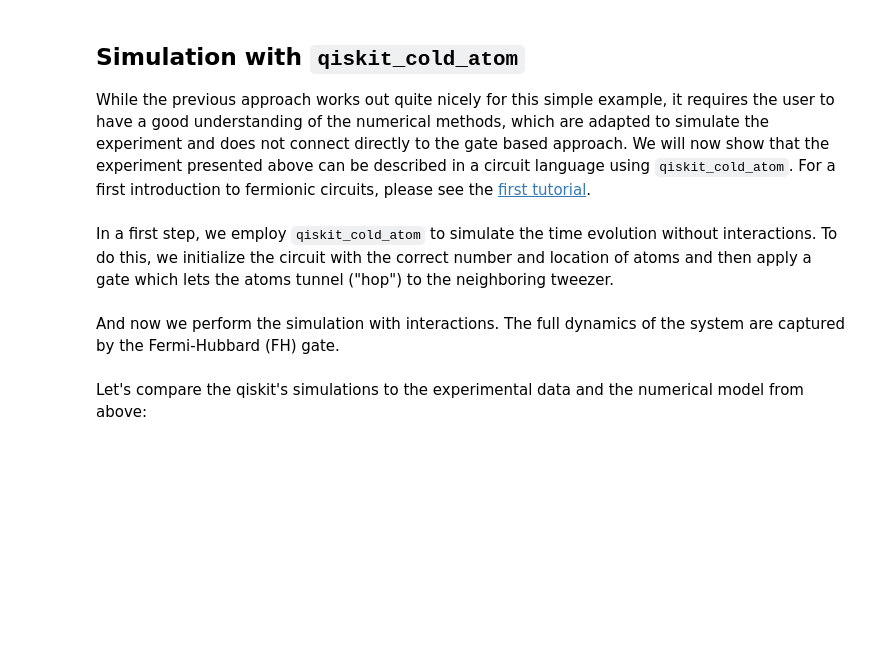
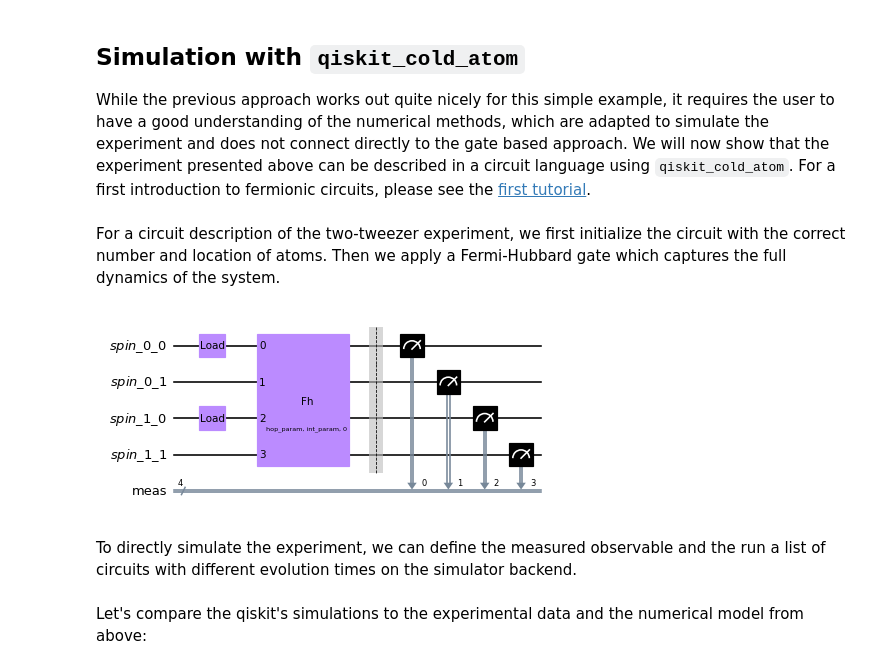
Before and after one commit to qiskit-community/qiskit-cold-atom, a Jupyter notebook: docs/tutorials/08_fermions_in_double_well.ipynb, the cells around one changed output. Drawn from its saved outputs; the diff is of its cells as text; code cells hidden in the pictures; blank space fills up the shorter version.

Commit message:
Use parametrized circuit in qiskit example

```diff
--- a/docs/tutorials/08_fermions_in_double_well.ipynb
+++ b/docs/tutorials/08_fermions_in_double_well.ipynb
@@ -153,4 +154,4 @@ from qiskit_nature.operators.second_quantization import FermionicOp
 
 backend = FermionSimulator()
 # %% [markdown]
-In a first step, we employ `qiskit_cold_atom` to simulate the time evolution without interactions. To do this, we initialize the circuit with the correct number and location of atoms and then apply a gate which lets the atoms tunnel ("hop") to the neighboring tweezer.
+For a circuit description of the two-tweezer experiment, we first initialize the circuit with the correct number and location of atoms. Then we apply a Fermi-Hubbard gate which captures the full dynamics of the system.
@@ -175,14 +158,16 @@ means_no_int = backend.measure_observable_expectation(circuits_no_int, observabl
-# %% [markdown]
-And now we perform the simulation with interactions. The full dynamics of the system are captured by the Fermi-Hubbard (FH) gate.
 # %%
-# create a list of circuits
-circuits_int = []
-for t in times:
-    # initialize one spin-up and one spin-down atom in the left tweezer
-    qc = backend.initialize_circuit([[1, 0], [1, 0]])
-    # apply a global Fermi-Hubbard gate with interaction
-    qc.FH(j=[J*t], u=U*t, mu=[0],modes=range(4))
-    circuits_int.append(qc)
+hop_param = Parameter("hop_param")
+int_param = Parameter("int_param")
 
-# measure the observable from simulated shots
-means_int = backend.measure_observable_expectation(circuits_int, observable=NR, shots=1000)
+# initialize one spin-up and one spin-down atom in the left tweezer
+qc = backend.initialize_circuit([[1, 0], [1, 0]])
+# apply a global Fermi-Hubbard gate with interaction
+qc.FH(j=[hop_param], u=int_param, mu=[0],modes=range(4))
+
+qc.measure_all()
+
+qc.draw(output="mpl", scale=0.8)
+# %% [output]
+[figure, added]
+# %% [markdown]
+To directly simulate the experiment, we can define the measured observable and the run a list of circuits with different evolution times on the simulator backend.
```
Also changed, not shown: parts of 6 cells of this notebook.
